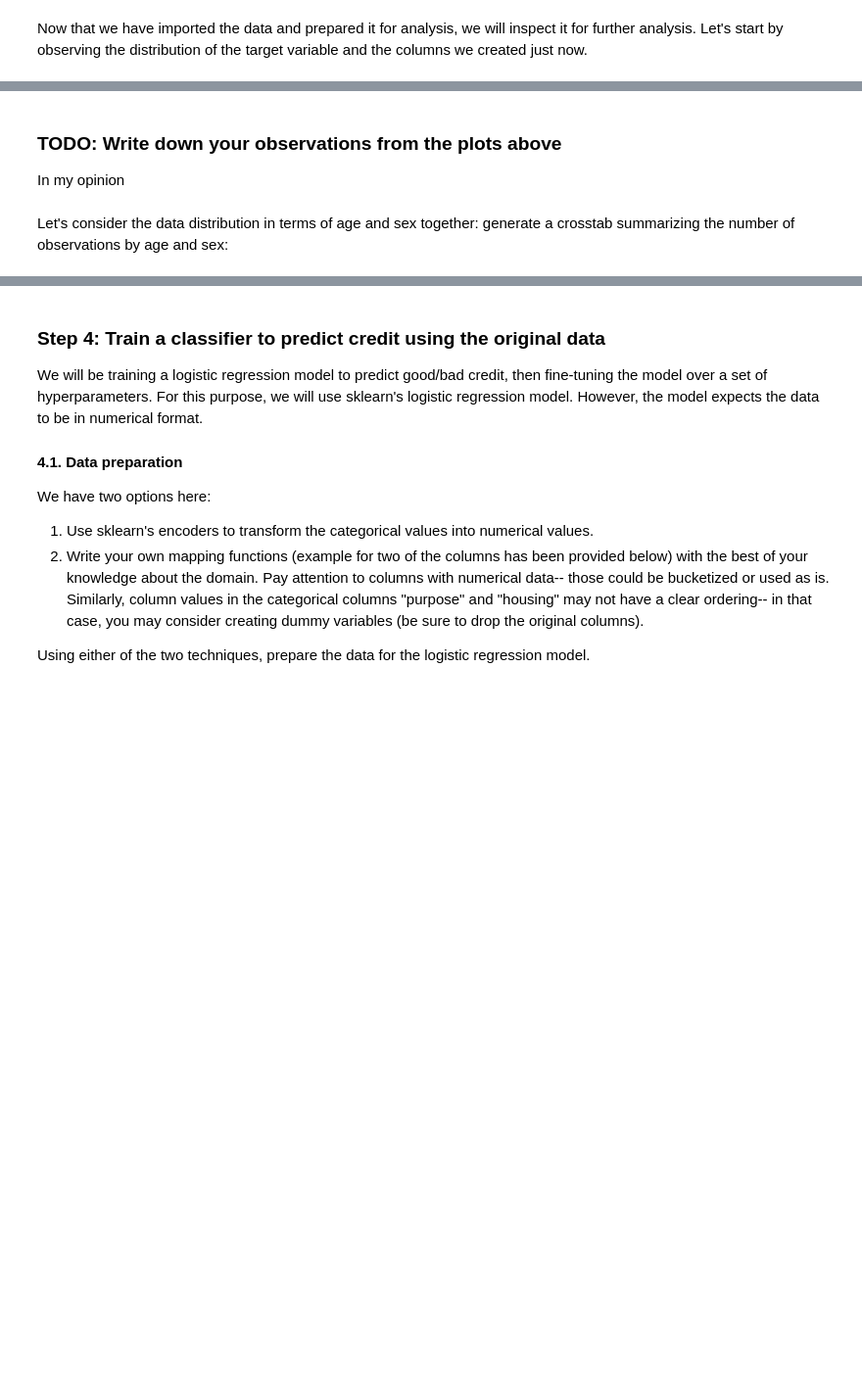
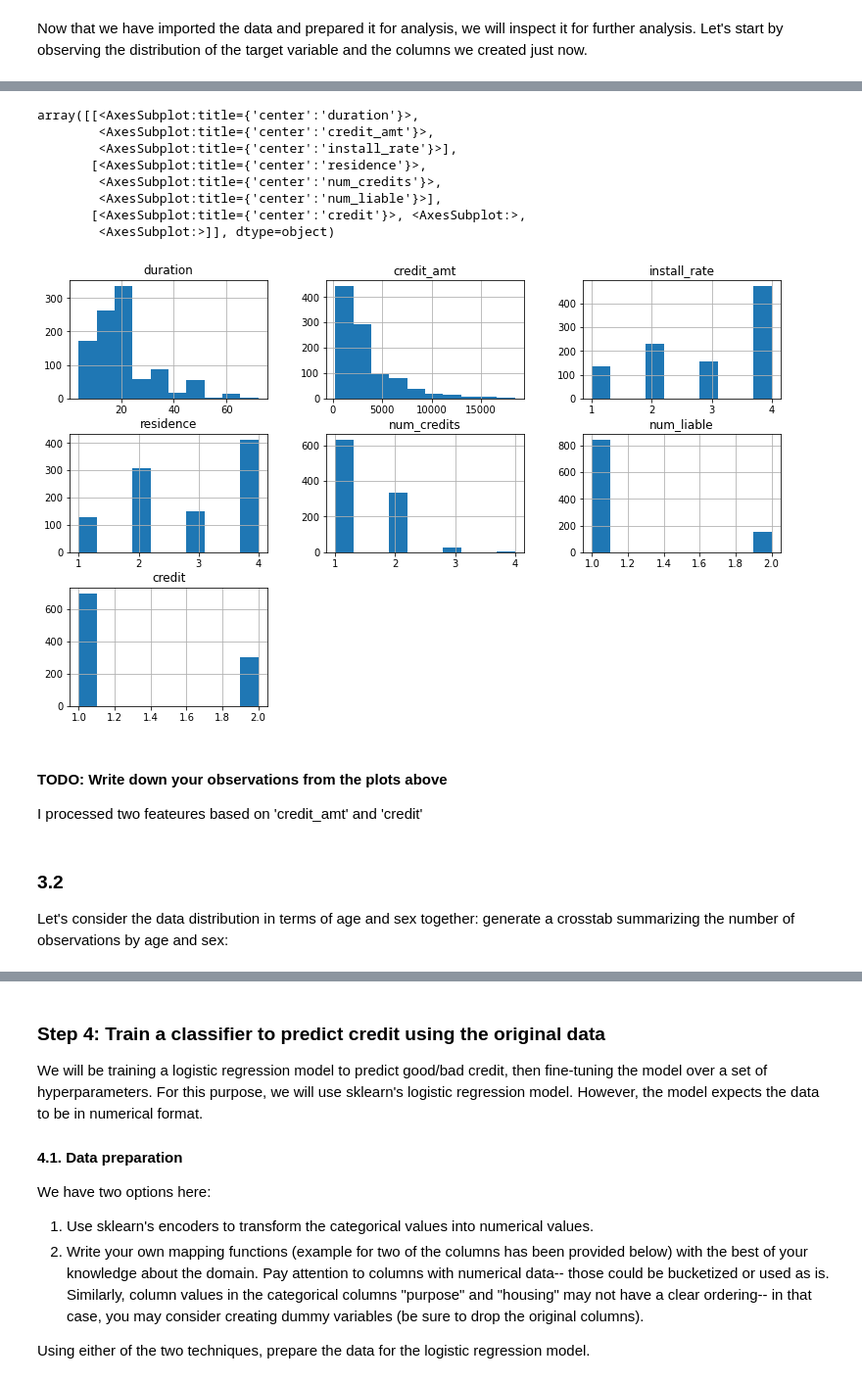
Before and after one commit to YHWOO13/PURDUE-2024-SPRING, a Jupyter notebook: CNIT581_RDM/Assignment1/assignment-1.ipynb, the cells around one changed output, grey strips where cells are left out. Shown at 98% size. Cells and saved outputs as stored; diff of their text form; code cells hidden in the pictures; blank space fills up the shorter version.

```diff
--- a/CNIT581_RDM/Assignment1/assignment-1.ipynb
+++ b/CNIT581_RDM/Assignment1/assignment-1.ipynb
@@ -165,15 +185,22 @@ Now that we have imported the data and prepared it for analysis, we will inspect
 # %%
-# write code to plot the distribution of age, sex, and credit
-# in this code cell
-
-
-
 # You may also plot the distribution of all the columns to better understand the data
+data_df.hist(figsize=(13,8))
+# %% [output]
+array([[<AxesSubplot:title={'center':'duration'}>,
+        <AxesSubplot:title={'center':'credit_amt'}>,
+        <AxesSubplot:title={'center':'install_rate'}>],
+       [<AxesSubplot:title={'center':'residence'}>,
+        <AxesSubplot:title={'center':'num_credits'}>,
+        <AxesSubplot:title={'center':'num_liable'}>],
+       [<AxesSubplot:title={'center':'credit'}>, <AxesSubplot:>,
+        <AxesSubplot:>]], dtype=object)
+[figure, added]
 # %% [markdown]
-### **TODO: Write down your observations from the plots above**
+#### **TODO: Write down your observations from the plots above**
 
-In my opinion
+I processed two feateures based on 'credit_amt' and 'credit'
 # %% [markdown]
+### 3.2
 Let's consider the data distribution in terms of age and sex together: generate a crosstab summarizing the number of observations by age and sex:
 # %%
 # write code to generate a crosstab summarizing the number of observations by
```
Also changed, not shown: parts of 35 cells of this notebook.
